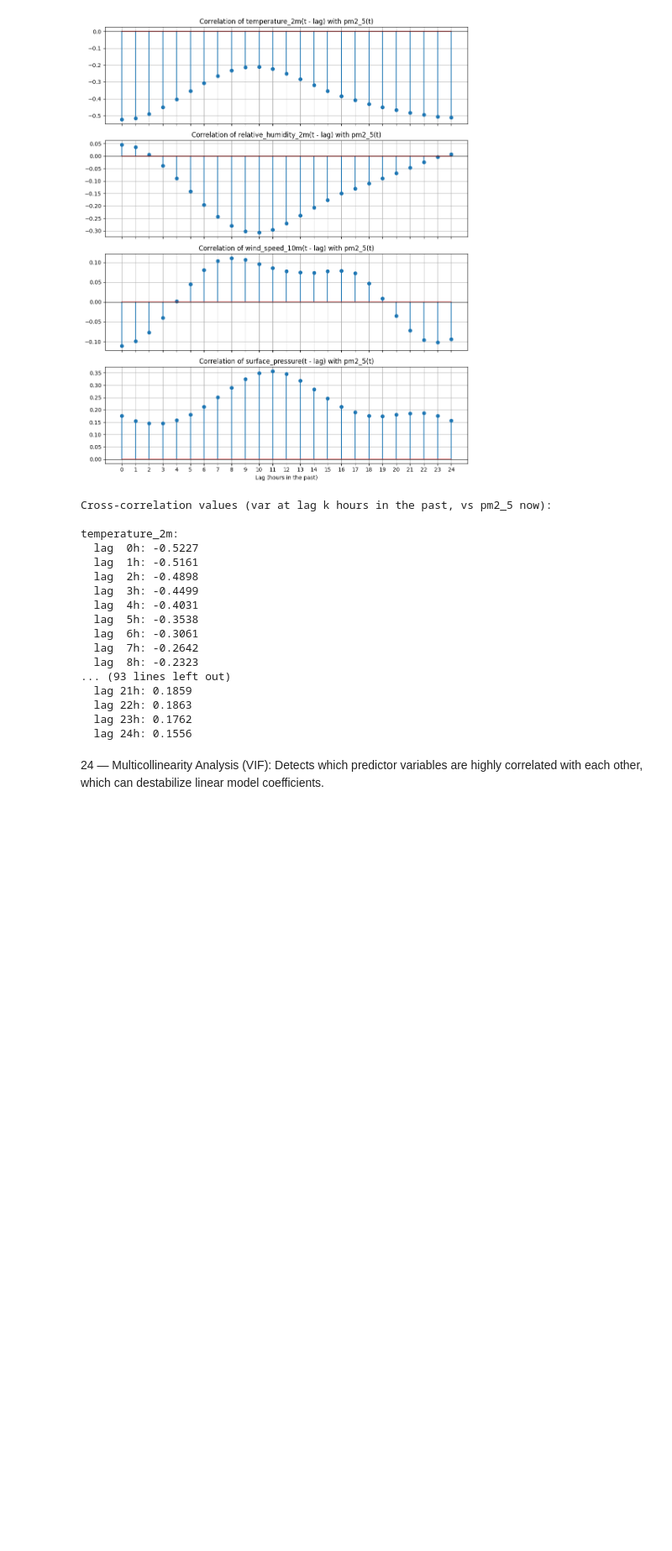
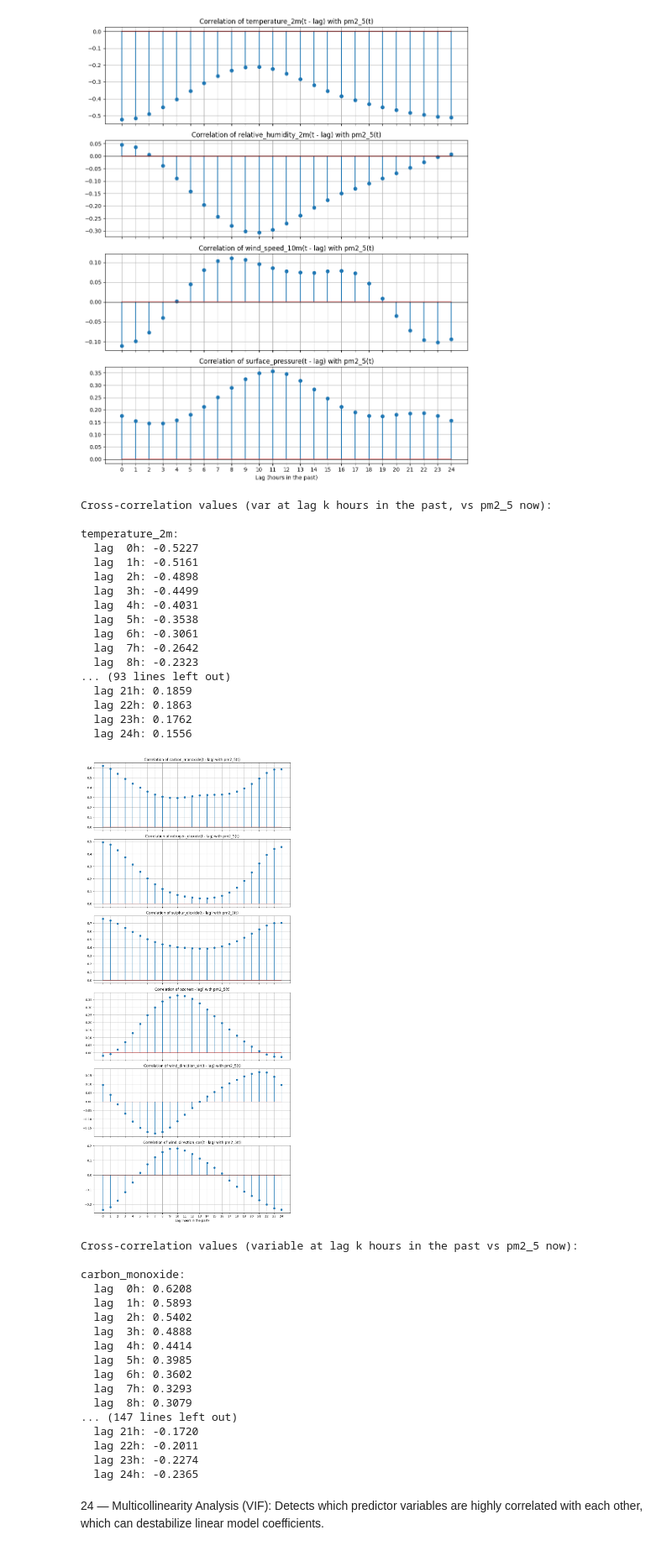
Before and after one commit to adarsha-7/pm25-forecasting, a Jupyter notebook: notebooks/eda/phase_2/extra.ipynb, the cells around one changed output. Shown at 84% size. Drawn from its saved outputs; the diff is of its cells as text; code cells hidden in the pictures; blank space fills up the shorter version.

```diff
--- a/notebooks/eda/phase_2/extra.ipynb
+++ b/notebooks/eda/phase_2/extra.ipynb
@@ -277,6 +278,85 @@ temperature_2m:
   lag 22h: 0.1863
   lag 23h: 0.1762
   lag 24h: 0.1556
+# %%
+import numpy as np
+import matplotlib.pyplot as plt
+
+# --------------------------------------------
+# Prepare variables
+# --------------------------------------------
+data_corr = data.copy()
+
+# Convert wind direction (degrees) to sine and cosine
+wind_rad = np.deg2rad(data_corr["wind_direction_10m"])
+data_corr["wind_direction_sin"] = np.sin(wind_rad)
+data_corr["wind_direction_cos"] = np.cos(wind_rad)
+
+# Variables to analyze
+variables = [
+    "carbon_monoxide",
+    "nitrogen_dioxide",
+    "sulphur_dioxide",
+    "ozone",
+    "wind_direction_sin",
+    "wind_direction_cos",
+]
+
+max_lag = 24
+
+# --------------------------------------------
+# Cross-correlation plots
+# --------------------------------------------
+fig, axes = plt.subplots(len(variables), 1, figsize=(10, 22), sharex=True)
+all_corrs = {}
+
+for i, var in enumerate(variables):
+    lags = range(0, max_lag + 1)
+
+    # Variable at time (t - lag) correlated with PM2.5 at time t
+    corrs = [data_corr[var].shift(k).corr(data_corr["pm2_5"]) for k in lags]
+    all_corrs[var] = corrs
+
+    axes[i].stem(list(lags), corrs)
+    axes[i].set_title(f"Correlation of {var}(t - lag) with pm2_5(t)")
+    axes[i].axhline(0, color="black", linewidth=0.8)
+    axes[i].grid(True)
+
+axes[-1].set_xlabel("Lag (hours in the past)")
+axes[-1].set_xticks(range(0, max_lag + 1))
+
+plt.tight_layout()
+plt.show()
+
+# --------------------------------------------
+# Print correlation values
+# --------------------------------------------
+print("Cross-correlation values (variable at lag k hours in the past vs pm2_5 now):\n")
+
+for var, corrs in all_corrs.items():
+    print(f"{var}:")
+    for k, c in zip(range(0, max_lag + 1), corrs):
+        print(f"  lag {k:>2}h: {c:.4f}")
+    print()
+# %% [output]
+[figure, added]
+Cross-correlation values (variable at lag k hours in the past vs pm2_5 now):
+
+carbon_monoxide:
+  lag  0h: 0.6208
+  lag  1h: 0.5893
+  lag  2h: 0.5402
+  lag  3h: 0.4888
+  lag  4h: 0.4414
+  lag  5h: 0.3985
+  lag  6h: 0.3602
+  lag  7h: 0.3293
+  lag  8h: 0.3079
+... (147 lines left out)
+  lag 21h: -0.1720
+  lag 22h: -0.2011
+  lag 23h: -0.2274
+  lag 24h: -0.2365
 # %% [markdown]
 24 — Multicollinearity Analysis (VIF): Detects which predictor variables are highly correlated with each other, which can destabilize linear model coefficients.
 # %%
```
Also changed, not shown: parts of 1 cell of this notebook, 6 other files.
